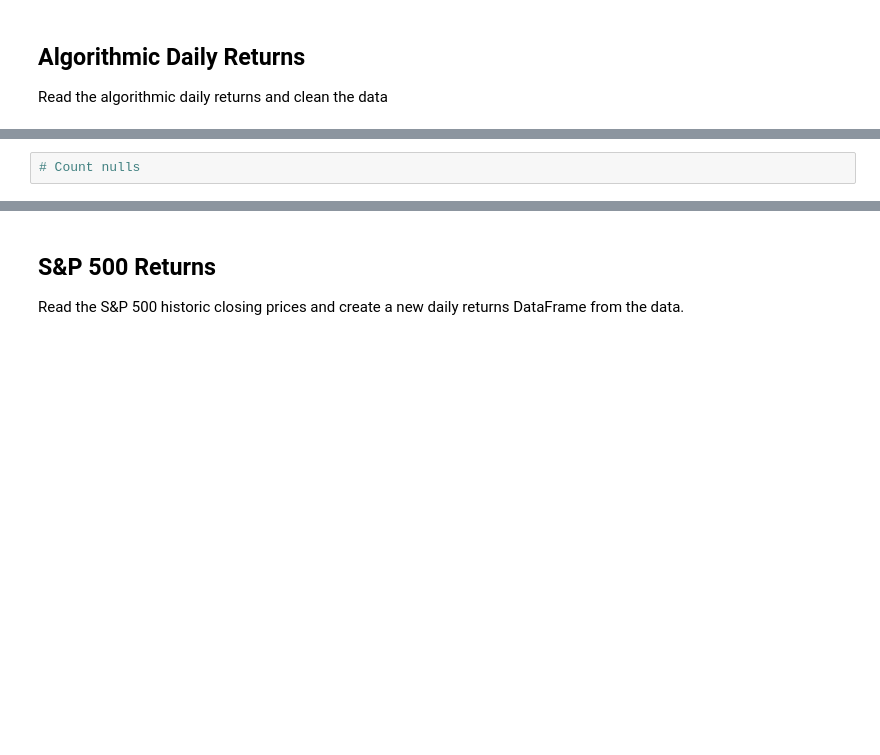
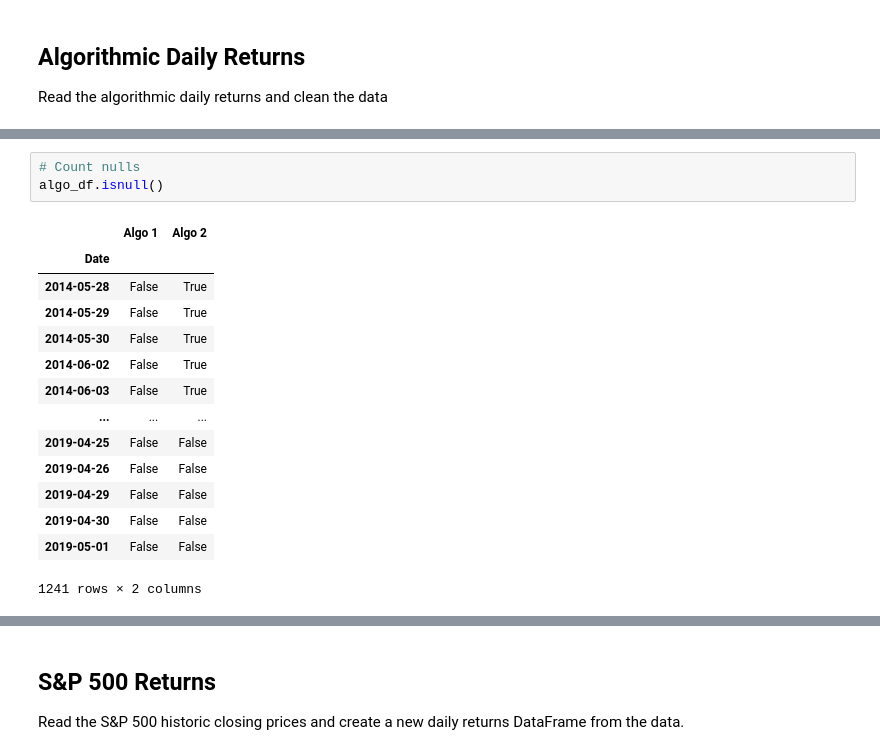
Before and after one commit to globalproweb/A-Whale-Off-the-Port-folio-, a Jupyter notebook: whale_analysis.ipynb, the cells around one changed output, grey strips where cells are left out. Saved outputs shown, nothing was run; the diff lists cells and outputs as text; blank space fills up the shorter version.

```diff
--- a/whale_analysis.ipynb
+++ b/whale_analysis.ipynb
@@ -128,4 +140,20 @@ Read the algorithmic daily returns and clean the data
 # %%
 # Count nulls
+algo_df.isnull()
+# %% [output]
+|  | Algo 1 | Algo 2 |
+| Date |  |  |
+| 2014-05-28 | False | True |
+| 2014-05-29 | False | True |
+| 2014-05-30 | False | True |
+| 2014-06-02 | False | True |
+| 2014-06-03 | False | True |
+| ... | ... | ... |
+| 2019-04-25 | False | False |
+| 2019-04-26 | False | False |
+| 2019-04-29 | False | False |
+| 2019-04-30 | False | False |
+| 2019-05-01 | False | False |
+1241 rows × 2 columns
 # %%
 # Drop nulls
```
Also changed, not shown: parts of 23 cells of this notebook.
